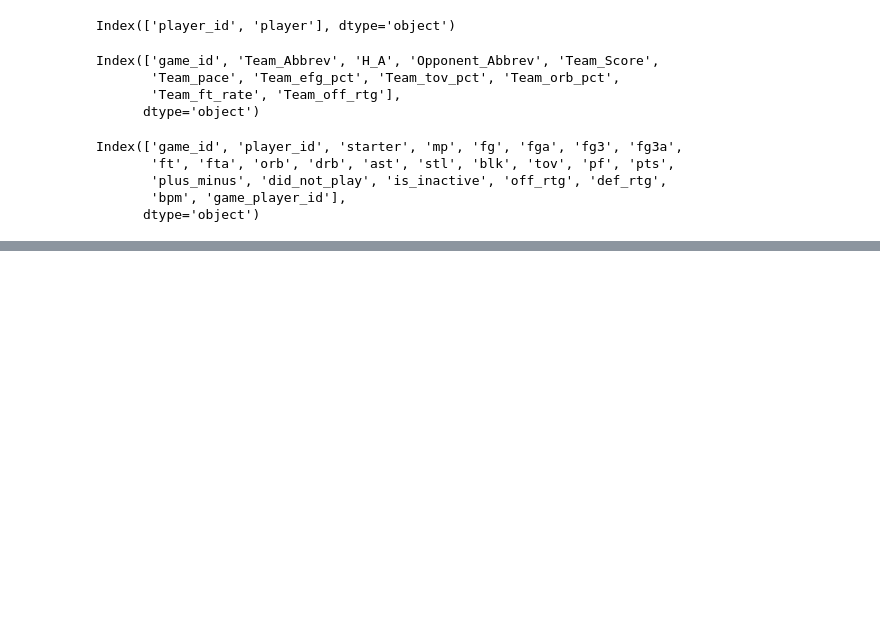
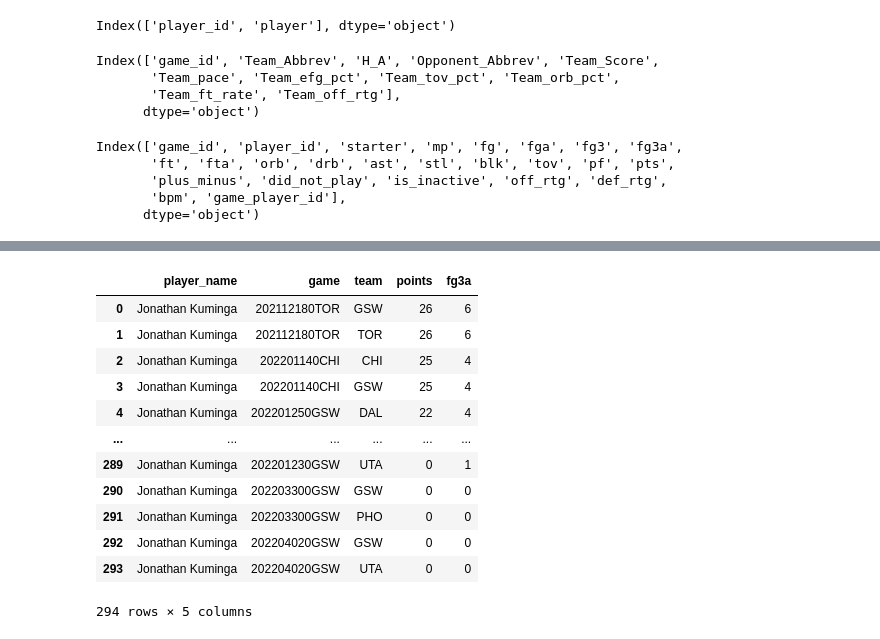
Before and after one commit to beauleblond/contrans, a Jupyter notebook: examples/nba_example.ipynb, the cells around one changed output, grey strips where cells are left out. Drawn from its saved outputs; the diff is of its cells as text; code cells hidden in the pictures; blank space fills up the shorter version.

```diff
--- a/examples/nba_example.ipynb
+++ b/examples/nba_example.ipynb
@@ -287,0 +445,32 @@ Index(['game_id', 'player_id', 'starter', 'mp', 'fg', 'fga', 'fg3', 'fg3a',
+# %%
+myquery = '''
+SELECT
+    p.player AS player_name,
+    t.game_id AS game,
+    t.Team_Abbrev AS team,
+    pg.pts AS points,
+    pg.fg3a
+FROM team_game t
+INNER JOIN player_game pg
+    ON t.game_id = pg.game_id
+INNER JOIN players p
+    ON pg.player_id = p.player_id
+WHERE p.player LIKE 'j% k%'
+ORDER BY points DESC
+'''
+
+pd.read_sql(myquery, nba_db)
+# %% [output]
+|  | player_name | game | team | points | fg3a |
+| 0 | Jonathan Kuminga | 202112180TOR | GSW | 26 | 6 |
+| 1 | Jonathan Kuminga | 202112180TOR | TOR | 26 | 6 |
+| 2 | Jonathan Kuminga | 202201140CHI | CHI | 25 | 4 |
+| 3 | Jonathan Kuminga | 202201140CHI | GSW | 25 | 4 |
+| 4 | Jonathan Kuminga | 202201250GSW | DAL | 22 | 4 |
+| ... | ... | ... | ... | ... | ... |
+| 289 | Jonathan Kuminga | 202201230GSW | UTA | 0 | 1 |
+| 290 | Jonathan Kuminga | 202203300GSW | GSW | 0 | 0 |
+| 291 | Jonathan Kuminga | 202203300GSW | PHO | 0 | 0 |
+| 292 | Jonathan Kuminga | 202204020GSW | GSW | 0 | 0 |
+| 293 | Jonathan Kuminga | 202204020GSW | UTA | 0 | 0 |
+294 rows × 5 columns
```
Also changed, not shown: parts of 8 cells of this notebook, 2 other files.
